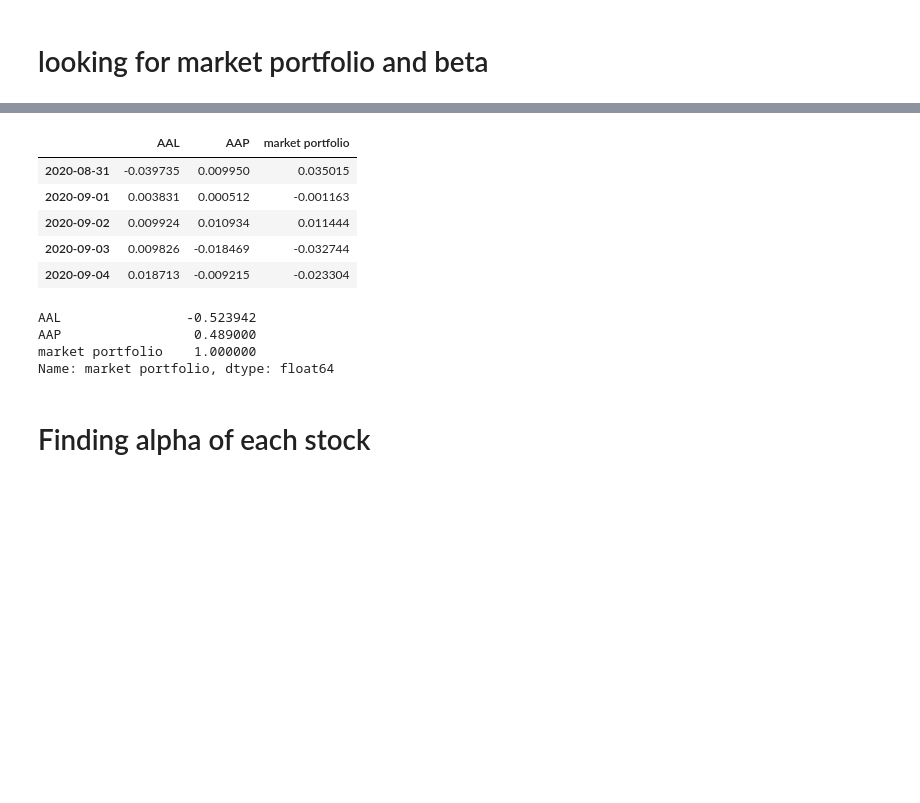
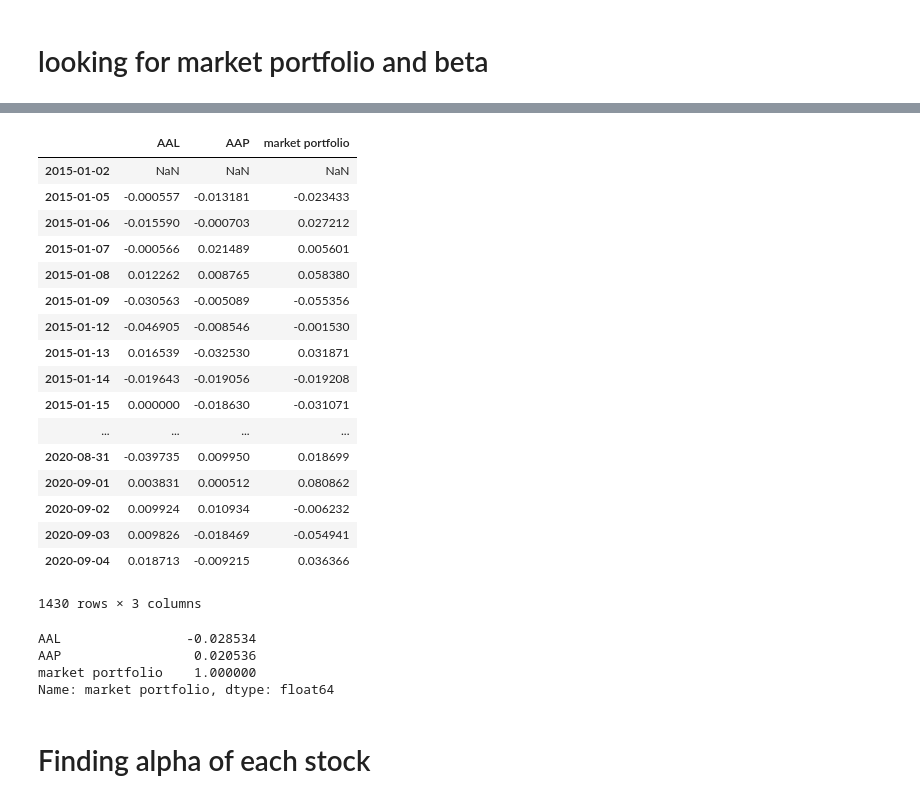
Before and after one commit to ronming1303/Math_590_Project, a Jupyter notebook: cleandata.ipynb, the cells around one changed output, grey strips where cells are left out. Cells and saved outputs as stored; diff of their text form; code cells hidden in the pictures; blank space fills up the shorter version.

```diff
--- a/cleandata.ipynb
+++ b/cleandata.ipynb
@@ -125,28 +125,39 @@ array([-0.50447089,  1.50447089])
 # %%
 # calculate beta & alpha
 market_sheet = returnsheet.copy()
 m, n = market_sheet.shape
 market_sheet['market portfolio'] = np.nan
-marketreturn = []
-for i in range(m):
-    marketreturn.append(sum(market_sheet.iloc[i, : n].copy()*weight))
-    # marketreturn = sum(stockreturn*weight)
-market_sheet["market portfolio"] = marketreturn
-market_sheet.tail()
+
+marketreturn = pd.read_csv("market_portfolio_data.csv")
+marketreturn.index = marketreturn["Date"]
+market_sheet["market portfolio"] = marketreturn["market portfolio"]
+market_sheet
 # %% [output]
 |  | AAL | AAP | market portfolio |
-| 2020-08-31 | -0.039735 | 0.009950 | 0.035015 |
-| 2020-09-01 | 0.003831 | 0.000512 | -0.001163 |
-| 2020-09-02 | 0.009924 | 0.010934 | 0.011444 |
-| 2020-09-03 | 0.009826 | -0.018469 | -0.032744 |
-| 2020-09-04 | 0.018713 | -0.009215 | -0.023304 |
+| 2015-01-02 | NaN | NaN | NaN |
+| 2015-01-05 | -0.000557 | -0.013181 | -0.023433 |
+| 2015-01-06 | -0.015590 | -0.000703 | 0.027212 |
+| 2015-01-07 | -0.000566 | 0.021489 | 0.005601 |
+| 2015-01-08 | 0.012262 | 0.008765 | 0.058380 |
+| 2015-01-09 | -0.030563 | -0.005089 | -0.055356 |
+| 2015-01-12 | -0.046905 | -0.008546 | -0.001530 |
+| 2015-01-13 | 0.016539 | -0.032530 | 0.031871 |
+| 2015-01-14 | -0.019643 | -0.019056 | -0.019208 |
+| 2015-01-15 | 0.000000 | -0.018630 | -0.031071 |
+| ... | ... | ... | ... |
+| 2020-08-31 | -0.039735 | 0.009950 | 0.018699 |
+| 2020-09-01 | 0.003831 | 0.000512 | 0.080862 |
+| 2020-09-02 | 0.009924 | 0.010934 | -0.006232 |
+| 2020-09-03 | 0.009826 | -0.018469 | -0.054941 |
+| 2020-09-04 | 0.018713 | -0.009215 | 0.036366 |
+1430 rows × 3 columns
 # %%
 betamat = market_sheet.cov()/(market_sheet["market portfolio"].var())
 beta = betamat.loc["market portfolio"]
 beta
 # %% [output]
-AAL                -0.523942
-AAP                 0.489000
+AAL                -0.028534
+AAP                 0.020536
 market portfolio    1.000000
 Name: market portfolio, dtype: float64
 # %% [markdown]
```
Also changed, not shown: parts of 29 cells of this notebook.
